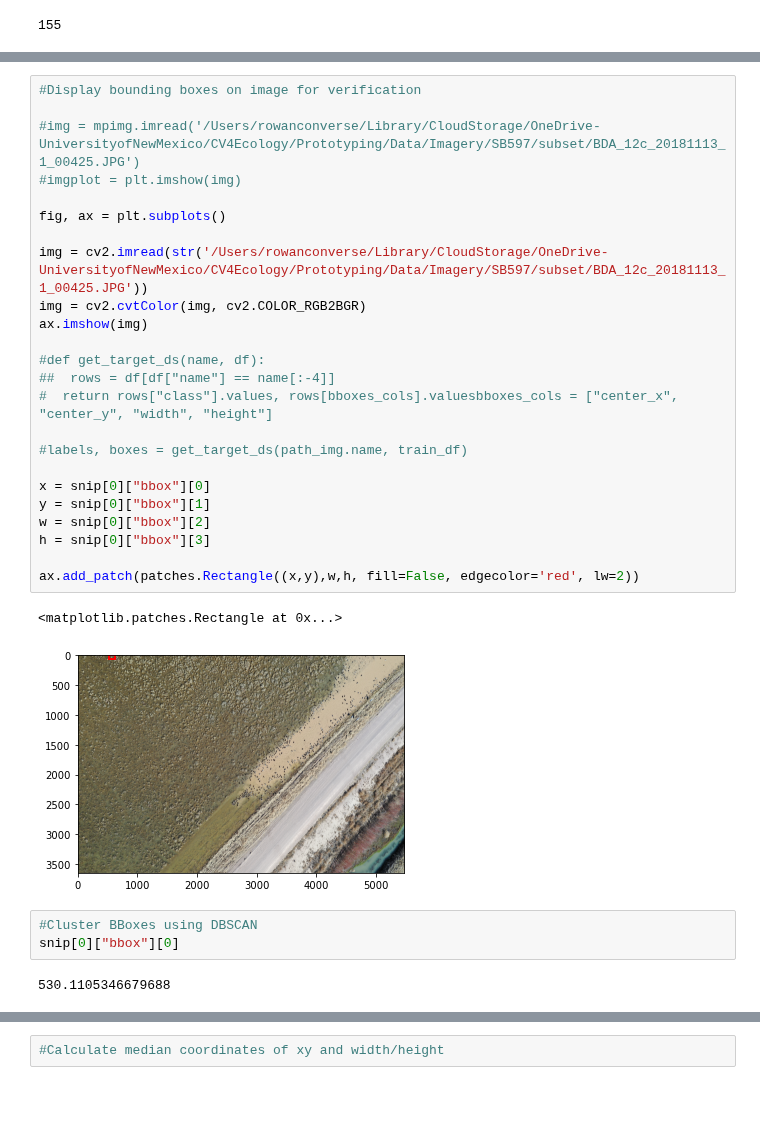
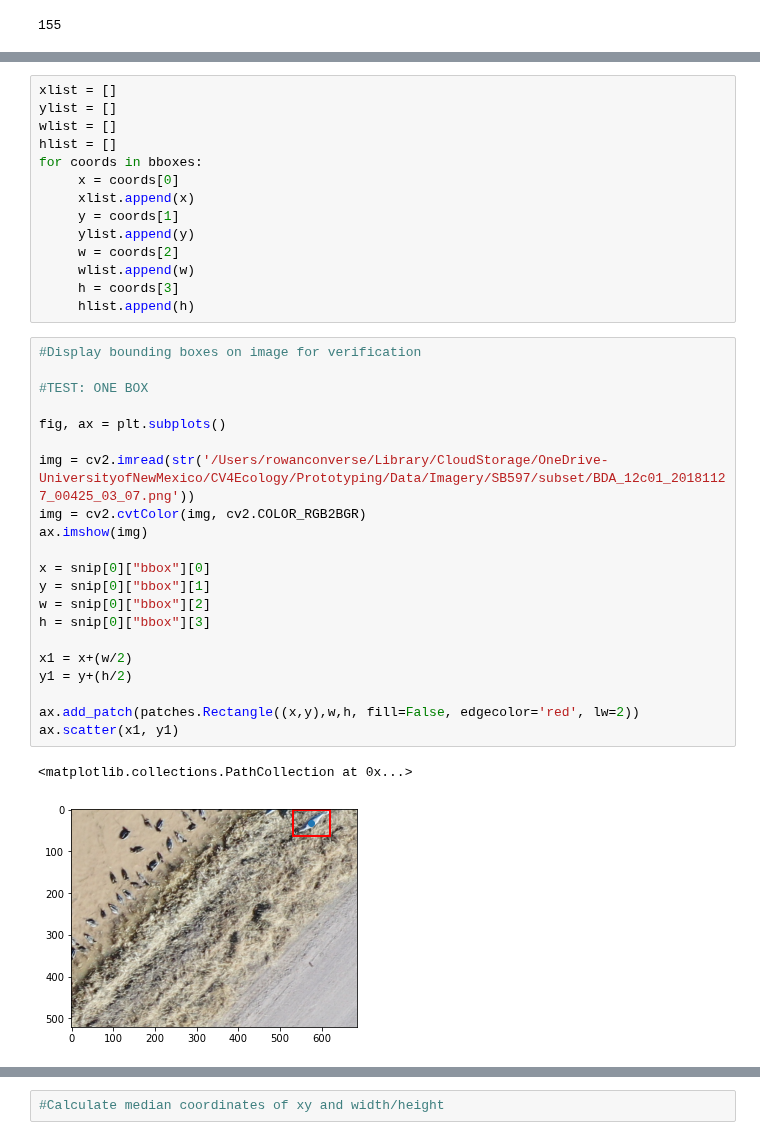
Before and after one commit to rowanoaktree/AggregationScripts, a Jupyter notebook: Scratch/aggregatelabelsScratch.ipynb, the cells around one changed output, grey strips where cells are left out. Cells and saved outputs as stored; diff of their text form; blank space fills up the shorter version.

Commit message:
Sample img display and deriving centers of labels

```diff
--- a/Scratch/aggregatelabelsScratch.ipynb
+++ b/Scratch/aggregatelabelsScratch.ipynb
@@ -37,32 +50,38 @@ len(snip)
+# %%
+xlist = []
+ylist = []
+wlist = []
+hlist = []
+for coords in bboxes:
+     x = coords[0]
+     xlist.append(x)
+     y = coords[1]
+     ylist.append(y)
+     w = coords[2]
+     wlist.append(w)
+     h = coords[3]
+     hlist.append(h)
 # %%
 #Display bounding boxes on image for verification
 
-#img = mpimg.imread('/Users/rowanconverse/Library/CloudStorage/OneDrive-UniversityofNewMexico/CV4Ecology/Prototyping/Data/Imagery/SB597/subset/BDA_12c_20181113_1_00425.JPG')
-#imgplot = plt.imshow(img)
+#TEST: ONE BOX
 
 fig, ax = plt.subplots()
 
-img = cv2.imread(str('/Users/rowanconverse/Library/CloudStorage/OneDrive-UniversityofNewMexico/CV4Ecology/Prototyping/Data/Imagery/SB597/subset/BDA_12c_20181113_1_00425.JPG'))
+img = cv2.imread(str('/Users/rowanconverse/Library/CloudStorage/OneDrive-UniversityofNewMexico/CV4Ecology/Prototyping/Data/Imagery/SB597/subset/BDA_12c01_20181127_00425_03_07.png'))
 img = cv2.cvtColor(img, cv2.COLOR_RGB2BGR)
 ax.imshow(img)
-
-#def get_target_ds(name, df):
-##  rows = df[df["name"] == name[:-4]]
-#  return rows["class"].values, rows[bboxes_cols].valuesbboxes_cols = ["center_x", "center_y", "width", "height"]
-
-#labels, boxes = get_target_ds(path_img.name, train_df)
 
 x = snip[0]["bbox"][0]
 y = snip[0]["bbox"][1]
 w = snip[0]["bbox"][2]
 h = snip[0]["bbox"][3]
 
+x1 = x+(w/2)
+y1 = y+(h/2)
+
 ax.add_patch(patches.Rectangle((x,y),w,h, fill=False, edgecolor='red', lw=2))
+ax.scatter(x1, y1)
 # %% [output]
-<matplotlib.patches.Rectangle at 0x...>
+<matplotlib.collections.PathCollection at 0x...>
-[figure, old version]
+[figure, new version]
-# %%
-#Cluster BBoxes using DBSCAN
-snip[0]["bbox"][0]
-# %% [output]
-530.1105346679688
```
Also changed, not shown: parts of 6 cells of this notebook.
